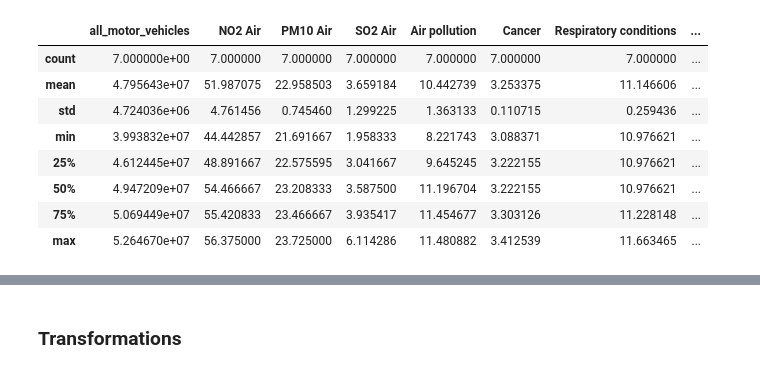
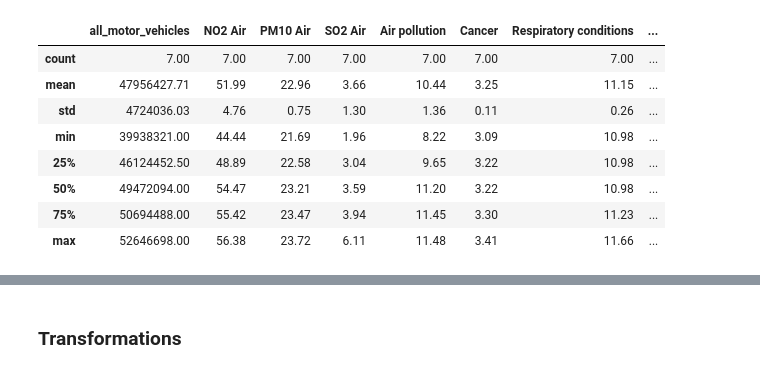
Before and after one commit to GuilhermeCasal/DataManagementFCD, a Jupyter notebook: secondDelivery.ipynb, the cells around one changed output, grey strips where cells are left out. Drawn from its saved outputs; the diff is of its cells as text; code cells hidden in the pictures.

```diff
--- a/secondDelivery.ipynb
+++ b/secondDelivery.ipynb
@@ -47,13 +104,13 @@ data2
 # %%
-data1.describe()
+data1.describe().round(2)
 # %% [output]
 |  | all_motor_vehicles | NO2 Air | PM10 Air | SO2 Air | Air pollution | Cancer | Respiratory conditions | ... |
-| count | 7.000000e+00 | 7.000000 | 7.000000 | 7.000000 | 7.000000 | 7.000000 | 7.000000 | ... |
-| mean | 4.795643e+07 | 51.987075 | 22.958503 | 3.659184 | 10.442739 | 3.253375 | 11.146606 | ... |
-| std | 4.724036e+06 | 4.761456 | 0.745460 | 1.299225 | 1.363133 | 0.110715 | 0.259436 | ... |
-| min | 3.993832e+07 | 44.442857 | 21.691667 | 1.958333 | 8.221743 | 3.088371 | 10.976621 | ... |
-| 25% | 4.612445e+07 | 48.891667 | 22.575595 | 3.041667 | 9.645245 | 3.222155 | 10.976621 | ... |
-| 50% | 4.947209e+07 | 54.466667 | 23.208333 | 3.587500 | 11.196704 | 3.222155 | 10.976621 | ... |
-| 75% | 5.069449e+07 | 55.420833 | 23.466667 | 3.935417 | 11.454677 | 3.303126 | 11.228148 | ... |
-| max | 5.264670e+07 | 56.375000 | 23.725000 | 6.114286 | 11.480882 | 3.412539 | 11.663465 | ... |
+| count | 7.00 | 7.00 | 7.00 | 7.00 | 7.00 | 7.00 | 7.00 | ... |
+| mean | 47956427.71 | 51.99 | 22.96 | 3.66 | 10.44 | 3.25 | 11.15 | ... |
+| std | 4724036.03 | 4.76 | 0.75 | 1.30 | 1.36 | 0.11 | 0.26 | ... |
+| min | 39938321.00 | 44.44 | 21.69 | 1.96 | 8.22 | 3.09 | 10.98 | ... |
+| 25% | 46124452.50 | 48.89 | 22.58 | 3.04 | 9.65 | 3.22 | 10.98 | ... |
+| 50% | 49472094.00 | 54.47 | 23.21 | 3.59 | 11.20 | 3.22 | 10.98 | ... |
+| 75% | 50694488.00 | 55.42 | 23.47 | 3.94 | 11.45 | 3.30 | 11.23 | ... |
+| max | 52646698.00 | 56.38 | 23.72 | 6.11 | 11.48 | 3.41 | 11.66 | ... |
 # %%
```
Also changed, not shown: parts of 127 cells of this notebook, 1 other file.
